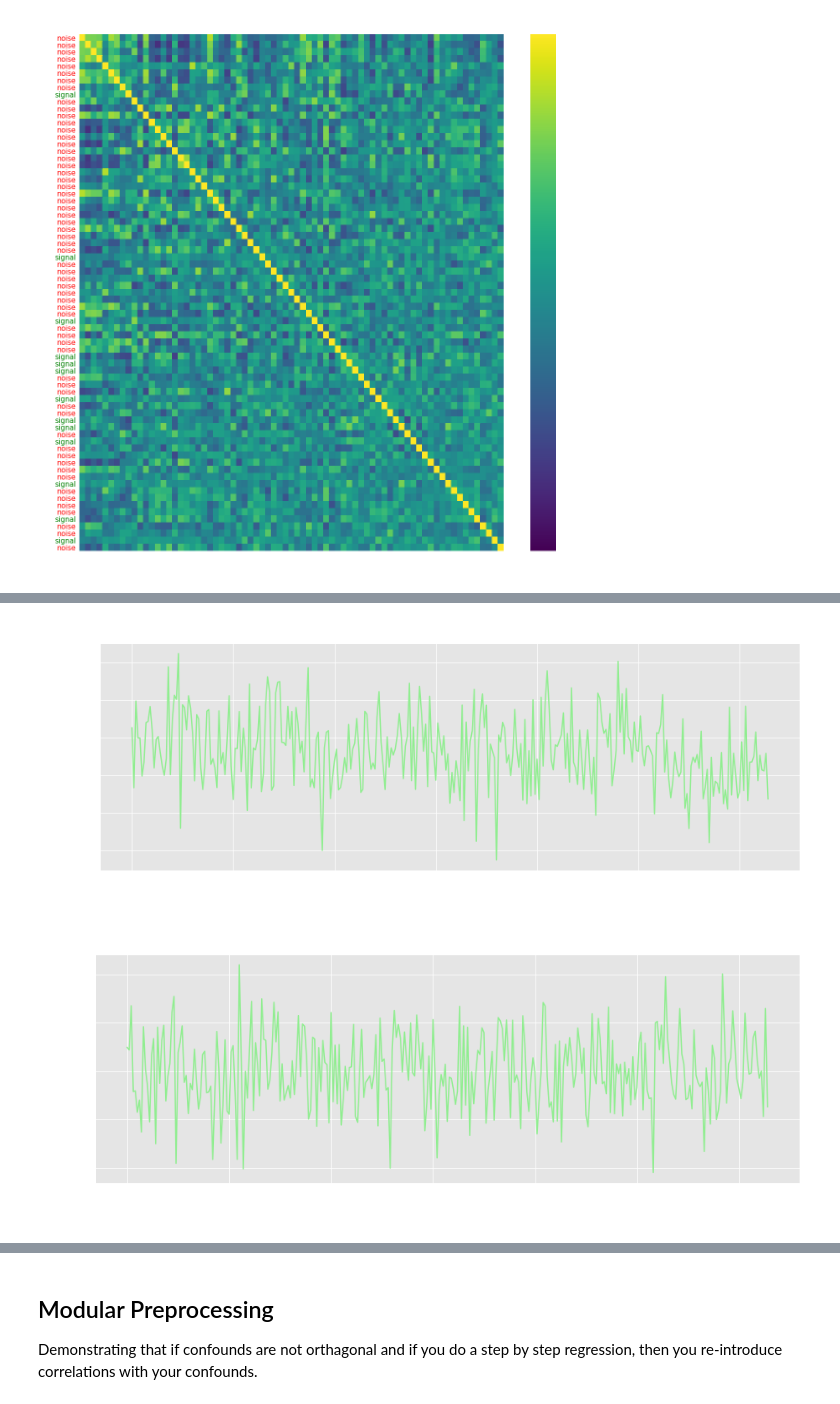
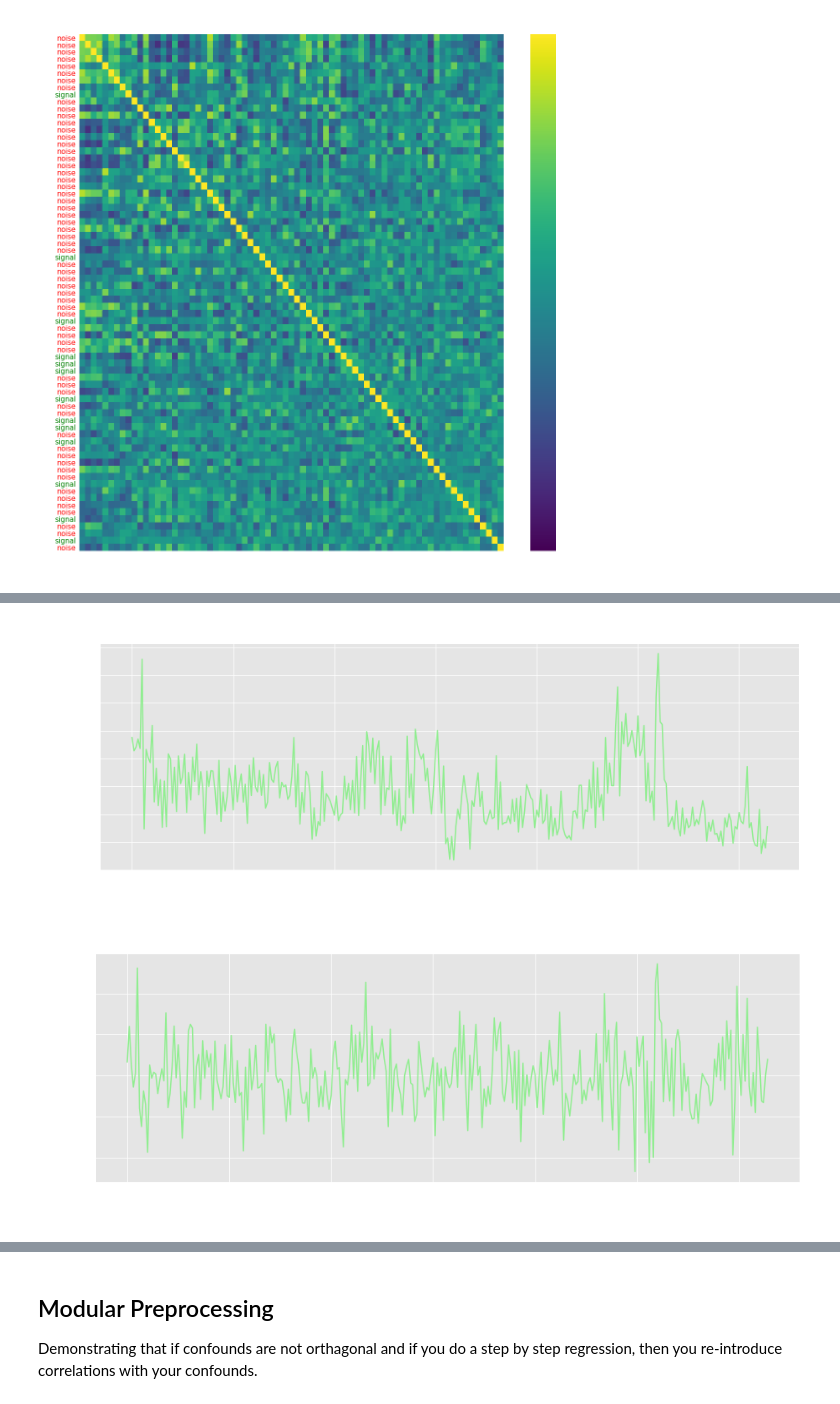
Before and after one commit to jdkent/2018-Seminar-Talk, a Jupyter notebook: seminar_graphs.ipynb, the cells around one changed output, grey strips where cells are left out. Cells and saved outputs as stored; diff of their text form; code cells hidden in the pictures.

```diff
--- a/seminar_graphs.ipynb
+++ b/seminar_graphs.ipynb
@@ -117,8 +195,10 @@ plt.savefig('./imgs/correlation_ica_components.png', transparent=True)
 # %% [output]
 [figure]
 # %%
-# get a voxel in the right insula
+# get a voxel in the left motor cortex
+# uses millimeter coordinates (not voxel coordinates)
 bold_img = nib.load('./data/test_bold_space-MNI152NLin2009cAsym_preproc.nii.gz')
 bold_data = bold_img.get_data()
-right_insula = bold_data[37,44,19]
-right_insula_df = pd.DataFrame.from_dict({'right_insula': right_insula})
+# voxel coordinates
+left_motor = bold_data[14, 39, 29]
+left_motor_df = pd.DataFrame.from_dict({'left_motor': left_motor})
@@ -125,17 +210,17 @@ right_insula_df = pd.DataFrame.from_dict({'right_insula': right_insula})
 # %%
-# plot out the right insula voxel
+# plot out the left motor voxel
 plt.rcParams["figure.figsize"] = (15,5)
 plt.rcParams["figure.figsize"] = (15, 5)
 font = {'size': 15}
 
 plt.rc('font', **font)
-plt.plot(right_insula_df['right_insula'], color='lightgreen')
-plt.title('right insula voxel')
+plt.plot(left_motor_df['left_motor'], color='lightgreen')
+plt.title('left motor voxel')
 plt.ylabel('Signal Intensity (AU)')
 plt.xlabel('Time (Volumes)')
-plt.savefig('./imgs/right_insula_timecourse.png', transparent=True)
+plt.savefig('./imgs/left_motor_timecourse.png', transparent=True)
 # %% [output]
-[figure, old version]
+[figure, new version]
 # %%
 # statsmodels (aggressive denoising)
 column_names = ica_ts.iloc[:, ica_noise_idx].columns.tolist()
@@ -147,12 +232,12 @@ model_agg = smf.ols('right_insula ~ ' + all_columns,
 fit_agg = model_agg.fit()
 # %%
 plt.plot(fit_agg.resid, color='lightgreen')
-plt.title('right insula voxel (cleaned)')
+plt.title('left_motor voxel (cleaned)')
 plt.ylabel('Signal Intensity (AU)')
 plt.xlabel('Time (Volumes)')
-plt.savefig('./imgs/right_insula_timecourse_cleaned.png', transparent=True)
+plt.savefig('./imgs/left_motor_timecourse_cleaned.png', transparent=True)
 # %% [output]
-[figure, old version]
+[figure, new version]
 # %%
 fit_agg.summary()
 # %% [output]
```
Also changed, not shown: parts of 29 cells of this notebook, 17 other files.
